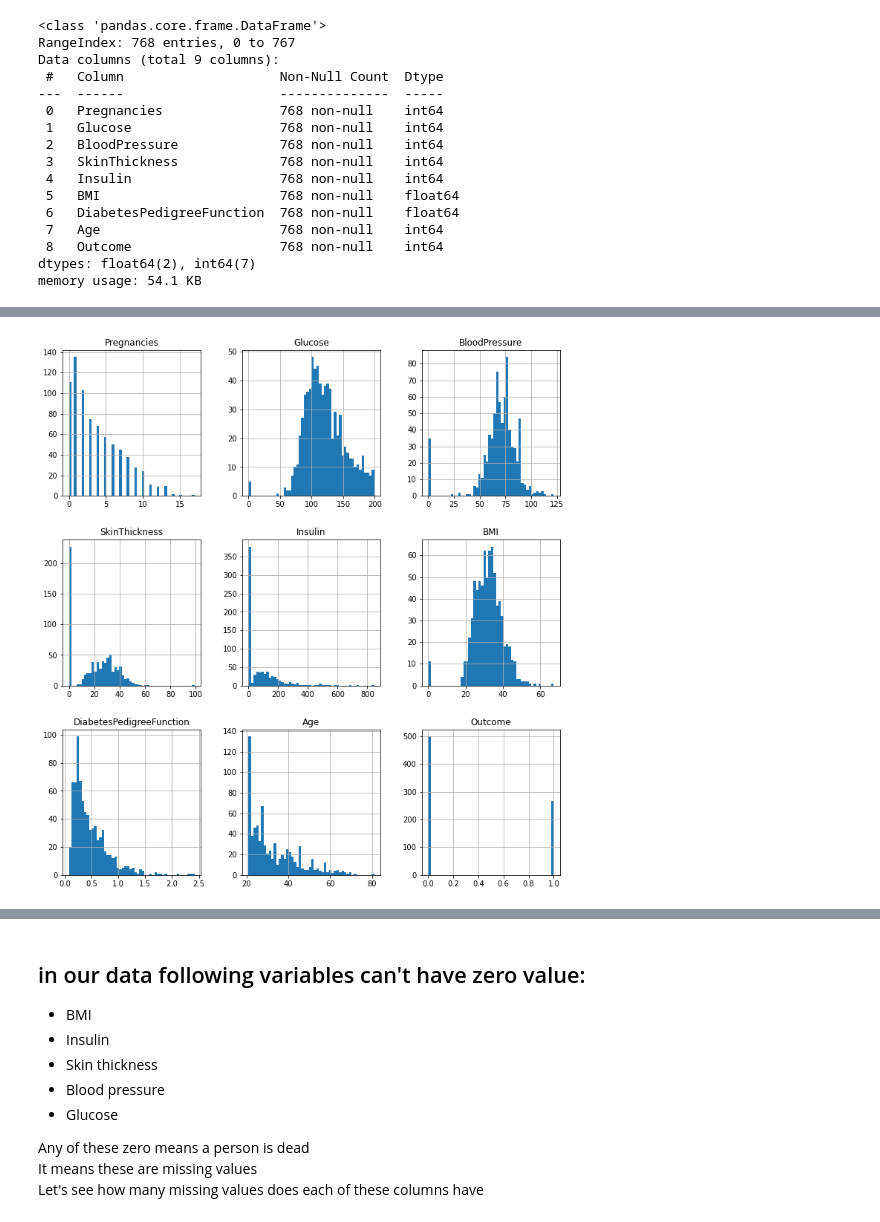
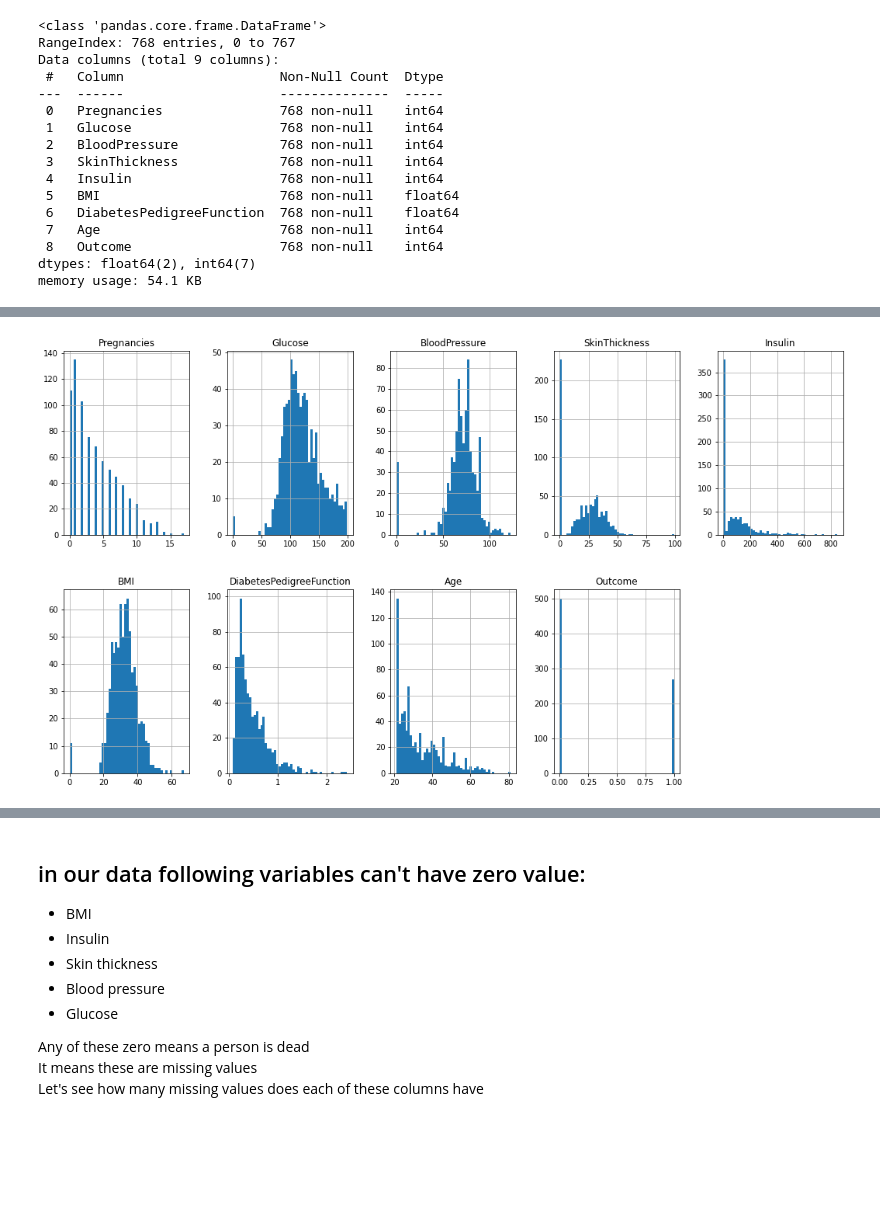
Before and after one commit to Aman0phy/Pima_Diabetes, a Jupyter notebook: diabetes-eda-prediction.ipynb, the cells around one changed output, grey strips where cells are left out. Cells and saved outputs as stored; diff of their text form; code cells hidden in the pictures; blank space fills up the shorter version.

```diff
--- a/diabetes-eda-prediction.ipynb
+++ b/diabetes-eda-prediction.ipynb
@@ -83,8 +90,9 @@ def plot_hist(df,feature,axis_name):
     plt.hist(df[feature],bins=50)
     plt.xlabel(axis_name)
     plt.show()
-# %%
-df.hist(figsize=(12,13),bins=50)
-plt.show()
-# %% [output]
-[figure, removed]
+# %%
+# plotting histogram for all the features in the dataframe,
+df.hist(figsize=(18,10),bins=50,layout=(2,5))
+plt.show()
+# %% [output]
+[figure, added]
```
Also changed, not shown: parts of 92 cells of this notebook.
